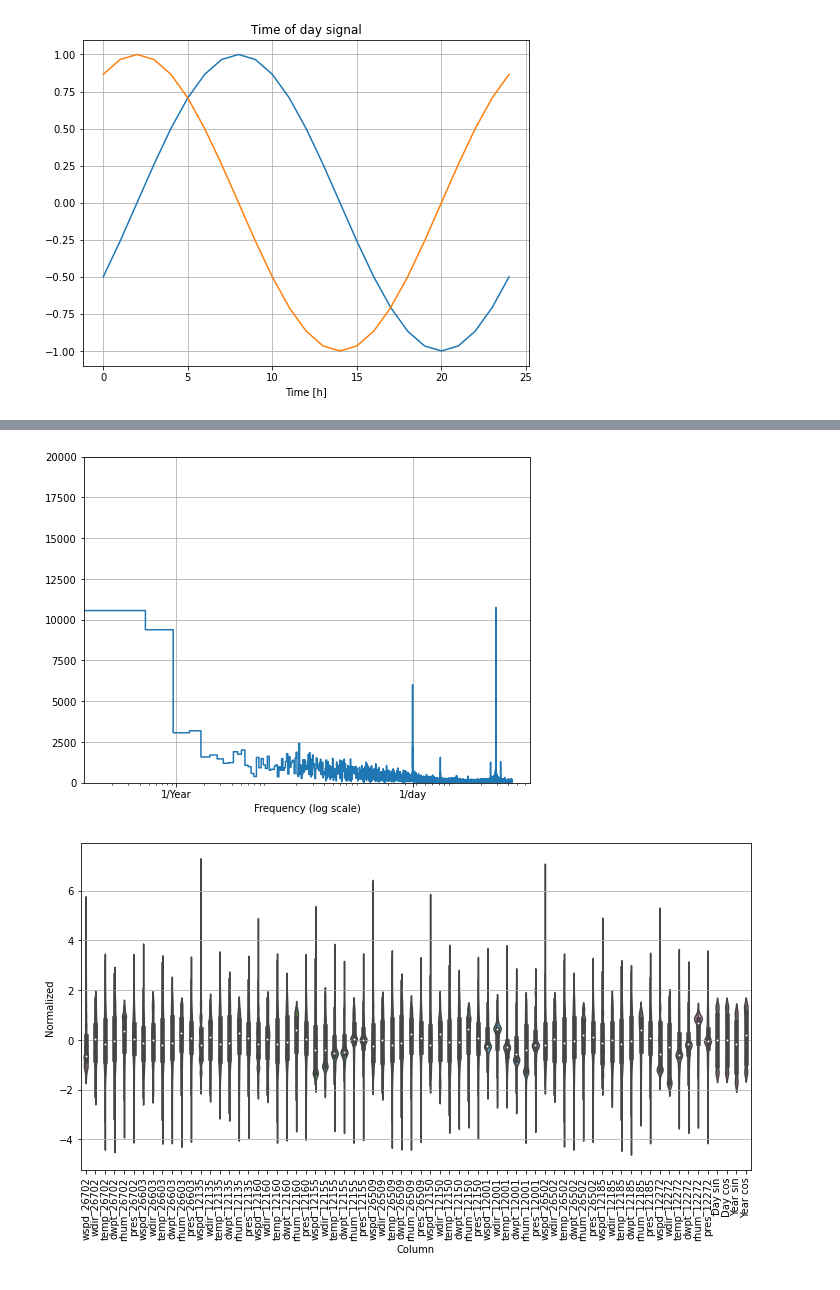
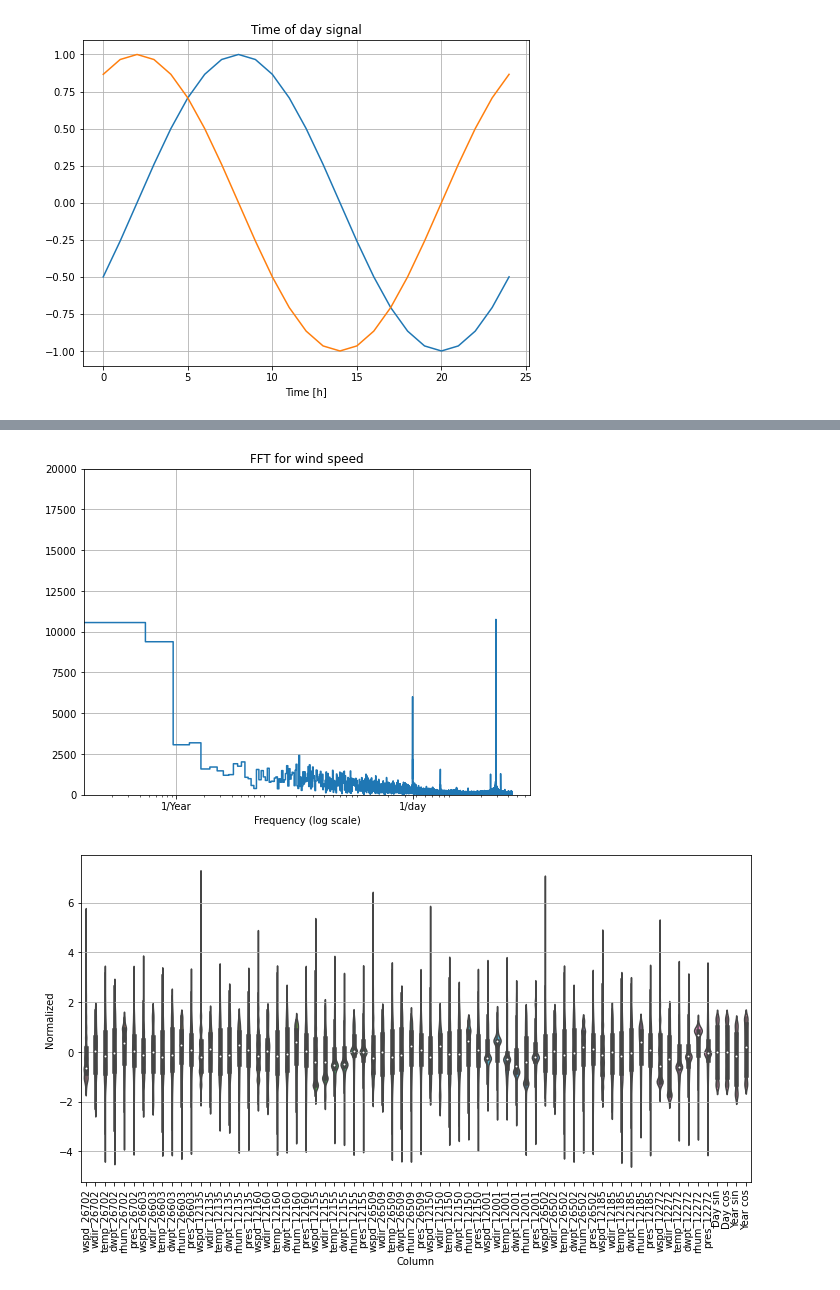
Before and after one commit to Dmitry1973/GB_Final_project, a Jupyter notebook: Final_project_model.ipynb, the cells around one changed output, grey strips where cells are left out. Saved outputs shown, nothing was run; the diff lists cells and outputs as text; code cells hidden in the pictures.

```diff
--- a/Final_project_model.ipynb
+++ b/Final_project_model.ipynb
@@ -114,20 +117,21 @@ _ = plt.xlabel('Frequency (log scale)')
 # %%
 fft = tf.signal.rfft(df['wspd_26702'])
 f_per_dataset = np.arange(0, len(fft))
 
 n_samples_h = len(df['wspd_26702'])
 hours_per_year = 24*365.2524
 years_per_dataset = n_samples_h/(hours_per_year)
 
 f_per_year = f_per_dataset/years_per_dataset
 plt.step(f_per_year, np.abs(fft))
 plt.xscale('log')
+plt.title('FFT for wind speed')
 plt.ylim(0, 20000)
 plt.xlim([0.1, max(plt.xlim())])
 plt.xticks([1, 365.2524], labels=['1/Year', '1/day'])
 _ = plt.xlabel('Frequency (log scale)')
 # %% [output]
-[figure, old version]
+[figure, new version]
 # %%
 column_indices = {name: i for i, name in enumerate(df.columns)}
 
```
Also changed, not shown: parts of 4 cells of this notebook.
